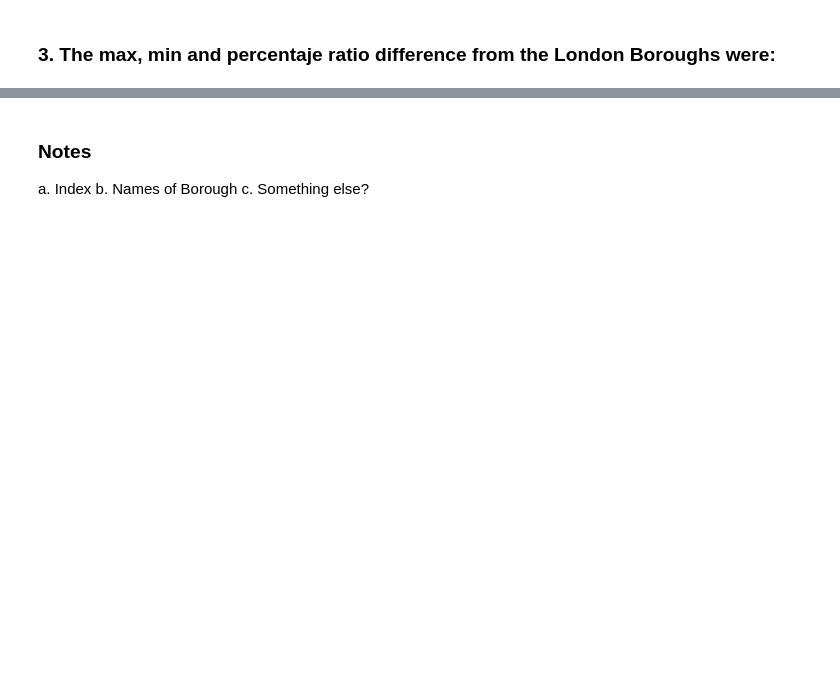
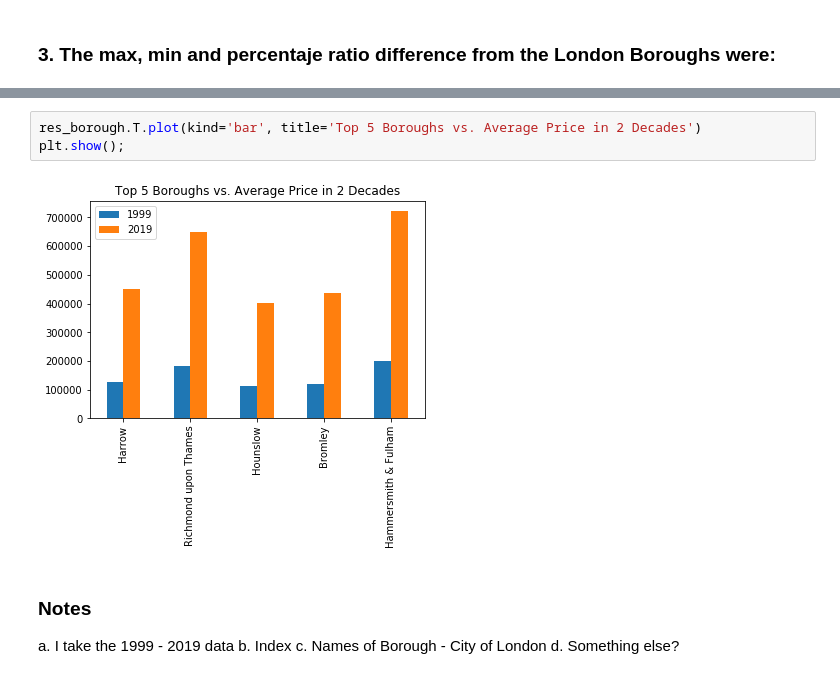
Before and after one commit to avpr2000/LondonHousing, a Jupyter notebook: Tier3_LondonHousingPrices.ipynb, the cells around one changed output, grey strips where cells are left out. Drawn from its saved outputs; the diff is of its cells as text; blank space fills up the shorter version.

```diff
--- a/Tier3_LondonHousingPrices.ipynb
+++ b/Tier3_LondonHousingPrices.ipynb
@@ -534,6 +546,12 @@ The difference from the 32 boroughs in 20 years (1998 - 2018) was 9.0%
+# %%
+res_borough.T.plot(kind='bar', title='Top 5 Boroughs vs. Average Price in 2 Decades')
+plt.show();
+# %% [output]
+[figure, added]
 # %% [markdown]
 ### Notes
 
-a. Index
-b. Names of Borough
-c. Something else?
+a. I take the 1999 - 2019 data
+b. Index
+c. Names of Borough - City of London
+d. Something else?
```
Also changed, not shown: parts of 14 cells of this notebook.
